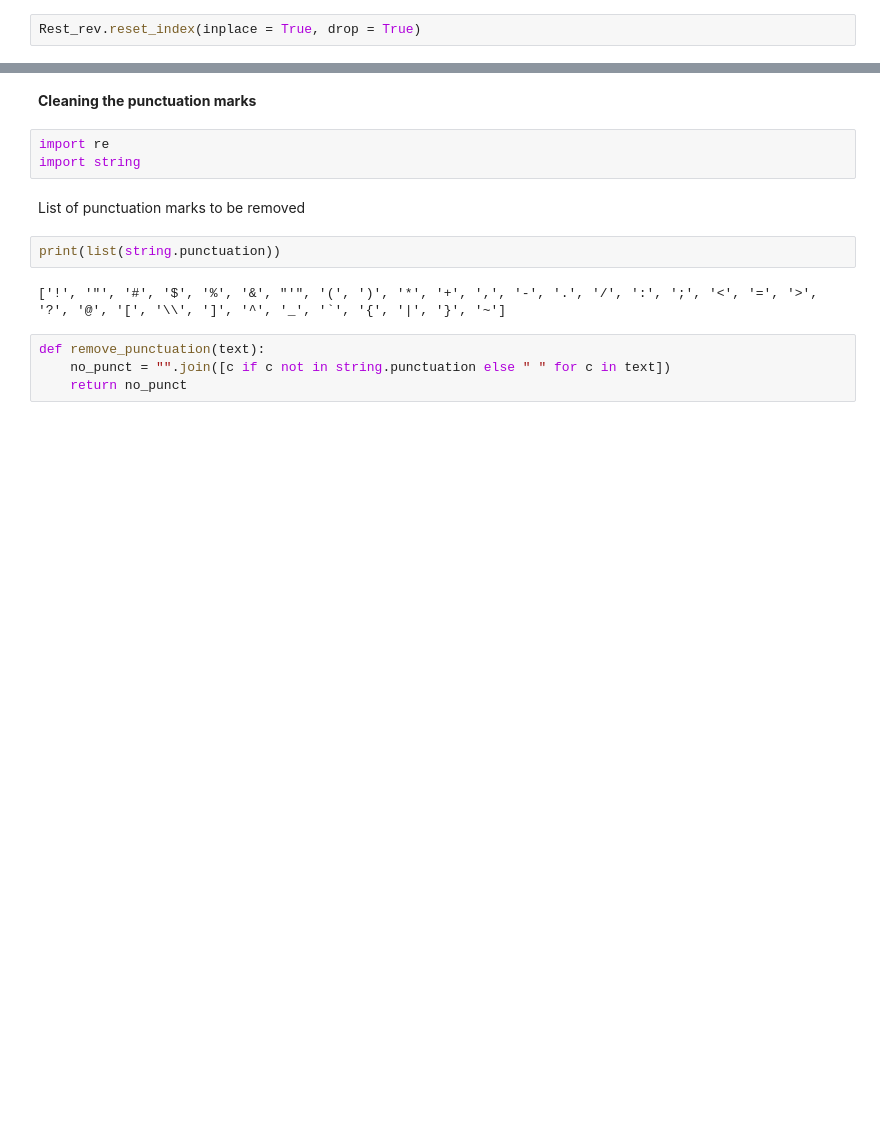
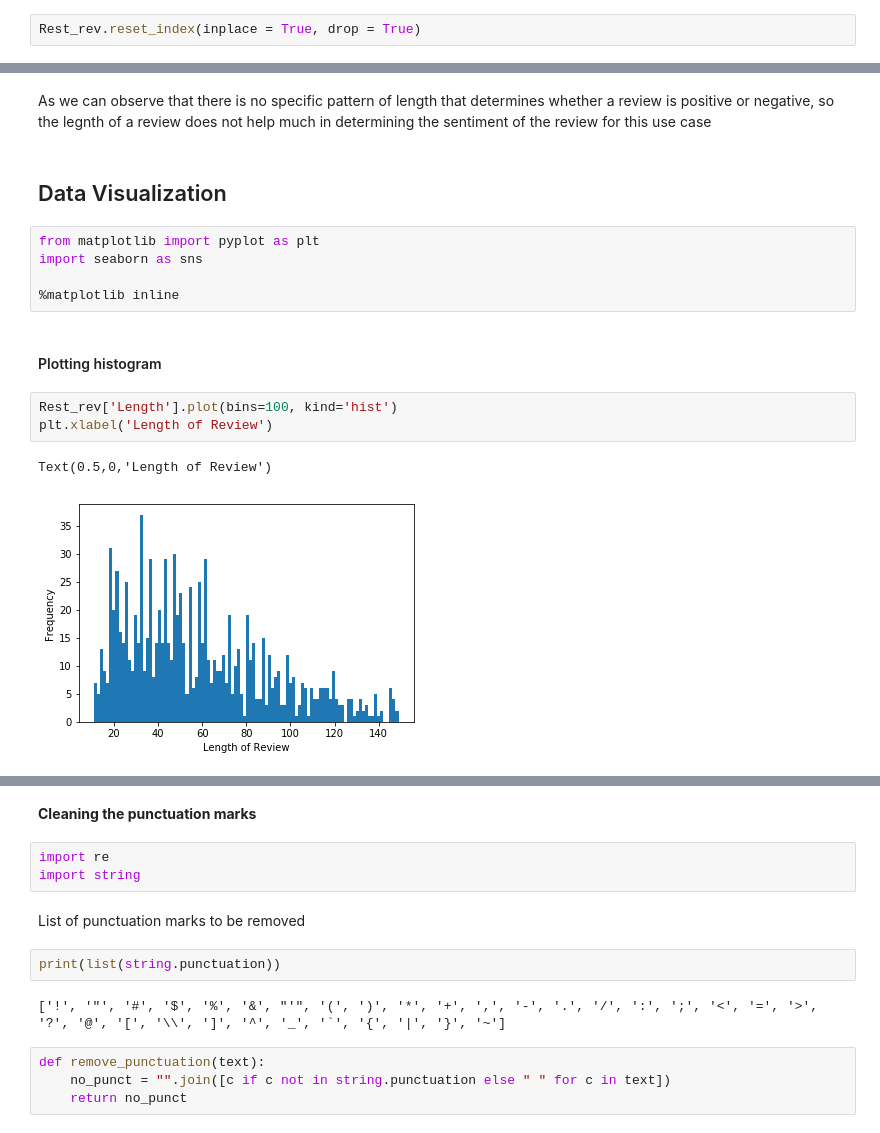
Before and after one commit to nipun1992/Restaurant-Review-Sentiment-Analysis, a Jupyter notebook: NLP Assignment Problem Statement 50 - Restaurant Review.ipynb, the cells around one changed output, grey strips where cells are left out. Saved outputs shown, nothing was run; the diff lists cells and outputs as text; blank space fills up the shorter version.

Commit message:
Further explored the data and plotted visualizations

```diff
--- a/NLP Assignment Problem Statement 50 - Restaurant Review.ipynb
+++ b/NLP Assignment Problem Statement 50 - Restaurant Review.ipynb
@@ -107,0 +127,17 @@ Duplicate records have been removed from the dataframe
+# %% [markdown]
+As we can observe that there is no specific pattern of length that determines whether a review is positive or negative, so the legnth of a review does not help much in determining the sentiment of the review for this use case
+# %% [markdown]
+## Data Visualization
+# %%
+from matplotlib import pyplot as plt
+import seaborn as sns
+
+%matplotlib inline
+# %% [markdown]
+#### Plotting histogram
+# %%
+Rest_rev['Length'].plot(bins=100, kind='hist')
+plt.xlabel('Length of Review')
+# %% [output]
+Text(0.5,0,'Length of Review')
+[figure, added]
```
Also changed, not shown: parts of 35 cells of this notebook.
